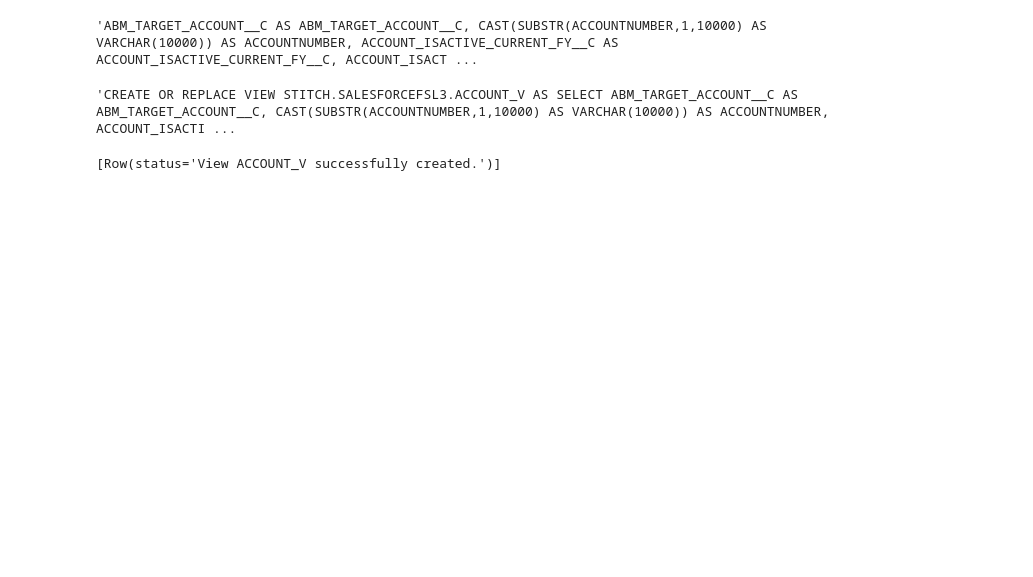
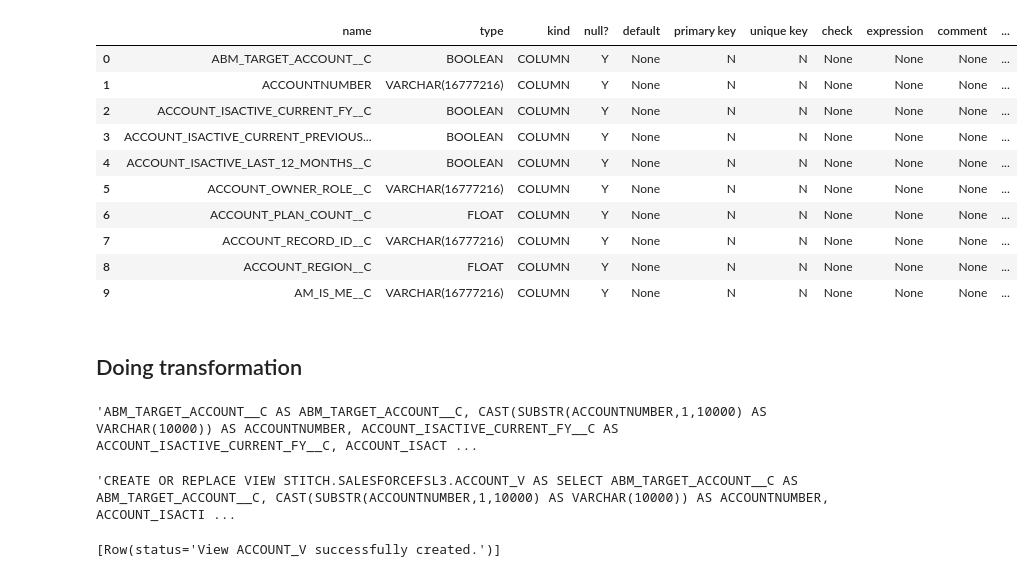
Before and after one commit to thommenj/snowflake-sample-code, a Jupyter notebook: notebooks/notebooks/create_dynamic_view.ipynb, the cells around one changed output. Drawn from its saved outputs; the diff is of its cells as text; code cells hidden in the pictures; blank space fills up the shorter version.

```diff
--- a/notebooks/notebooks/create_dynamic_view.ipynb
+++ b/notebooks/notebooks/create_dynamic_view.ipynb
@@ -49,0 +50,3 @@ df
+# %%
+result_salesforce_mapping = [row.as_dict() for row in session.sql(f"SELECT SALESFORCE_ATTRIBUTE_NAME, NEW_NAME FROM ACCOUNTADMIN_MGMT.UTILITIES.SALESFORCE_MAPPING WHERE SALESFORCE_OBJECT_NAME = '{table_name}'".format()).collect()]
+df_salesforce_mapping = pd.DataFrame(result_salesforce_mapping)
@@ -50,6 +57,30 @@ df
+# %%
+if df_salesforce_mapping.empty:
+	final_df = df_describe_table
+else:
+	final_df = pd.merge(df_describe_table, df_salesforce_mapping, left_on='name', right_on='SALESFORCE_ATTRIBUTE_NAME', how='left')
+	final_df['NEW_NAME'].fillna('MISSING_VALUE_PLACEHOLDER', inplace=True)
+	final_df['name'] = final_df.apply(lambda x: x['name'] if x['NEW_NAME'] == 'MISSING_VALUE_PLACEHOLDER' else x['NEW_NAME'], axis=1)
+	final_df.drop(['SALESFORCE_ATTRIBUTE_NAME', 'NEW_NAME'], axis=1, inplace=True)
+# %%
+final_df.head(10)
+# %% [output]
+|  | name | type | kind | null? | default | primary key | unique key | check | expression | comment | ... |
+| 0 | ABM_TARGET_ACCOUNT__C | BOOLEAN | COLUMN | Y | None | N | N | None | None | None | ... |
+| 1 | ACCOUNTNUMBER | VARCHAR(16777216) | COLUMN | Y | None | N | N | None | None | None | ... |
+| 2 | ACCOUNT_ISACTIVE_CURRENT_FY__C | BOOLEAN | COLUMN | Y | None | N | N | None | None | None | ... |
+| 3 | ACCOUNT_ISACTIVE_CURRENT_PREVIOUS... | BOOLEAN | COLUMN | Y | None | N | N | None | None | None | ... |
+| 4 | ACCOUNT_ISACTIVE_LAST_12_MONTHS__C | BOOLEAN | COLUMN | Y | None | N | N | None | None | None | ... |
+| 5 | ACCOUNT_OWNER_ROLE__C | VARCHAR(16777216) | COLUMN | Y | None | N | N | None | None | None | ... |
+| 6 | ACCOUNT_PLAN_COUNT__C | FLOAT | COLUMN | Y | None | N | N | None | None | None | ... |
+| 7 | ACCOUNT_RECORD_ID__C | VARCHAR(16777216) | COLUMN | Y | None | N | N | None | None | None | ... |
+| 8 | ACCOUNT_REGION__C | FLOAT | COLUMN | Y | None | N | N | None | None | None | ... |
+| 9 | AM_IS_ME__C | VARCHAR(16777216) | COLUMN | Y | None | N | N | None | None | None | ... |
 # %%
 # a lambda function that creates a new column called 'name_new' if the type is like VARCHAR then add a "000" to the origial name else just add the original name
 # df['name_new'] = df.apply(lambda x: x['name'] + '000' if isinstance(x['type'], str) and x['type'].find('VARCHAR') != -1 else x['name'], axis=1)
+# %% [markdown]
+## Doing transformation
 # %%
 def transform_name(name, type):
     if isinstance(type, str) and 'VARCHAR' in type:
```
Also changed, not shown: parts of 14 cells of this notebook, 2 other files.
